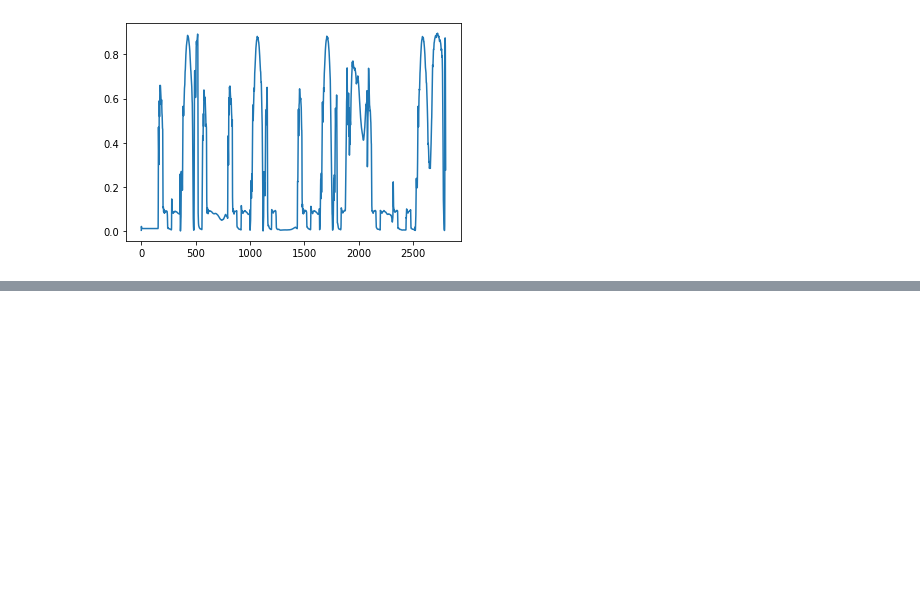
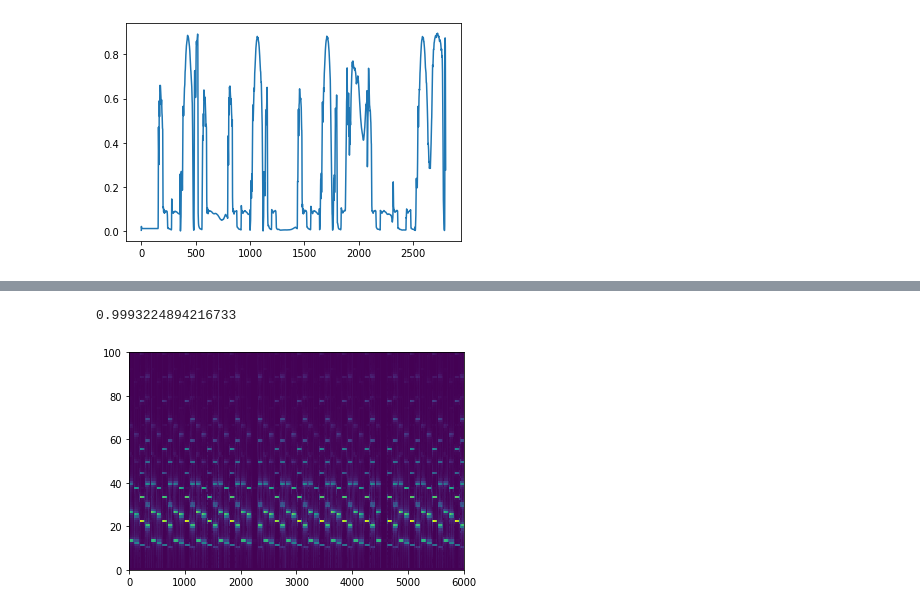
Before and after one commit to hesamazj/MusicianHand, a Jupyter notebook: experiment_code.ipynb, the cells around one changed output, grey strips where cells are left out. Drawn from its saved outputs; the diff is of its cells as text; code cells hidden in the pictures; blank space fills up the shorter version.

```diff
--- a/experiment_code.ipynb
+++ b/experiment_code.ipynb
@@ -223,0 +307,8 @@ plt.pcolormesh(np.transpose(x[:,0:50]))
+# %%
+sxxx = spect_preprocessing('./www2.wav',True,6000,60)
+# %%
+plt.pcolormesh(np.transpose(sxxx)[0:100,:])
+np.max(np.max(sxxx,1))
+# %% [output]
+0.9993224894216733
+[figure, added]
```
Also changed, not shown: parts of 31 cells of this notebook, 18 other files.
